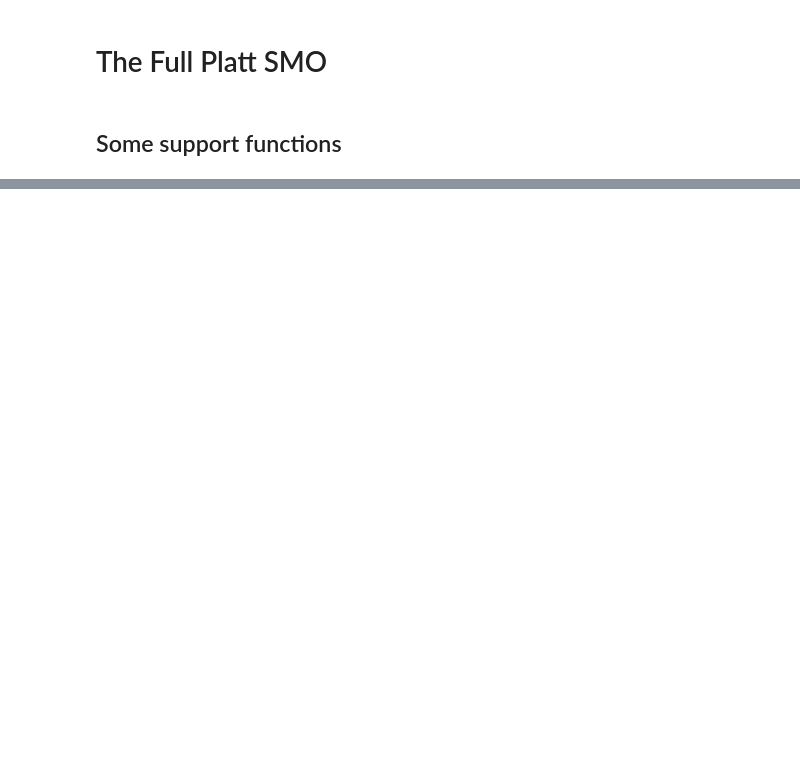
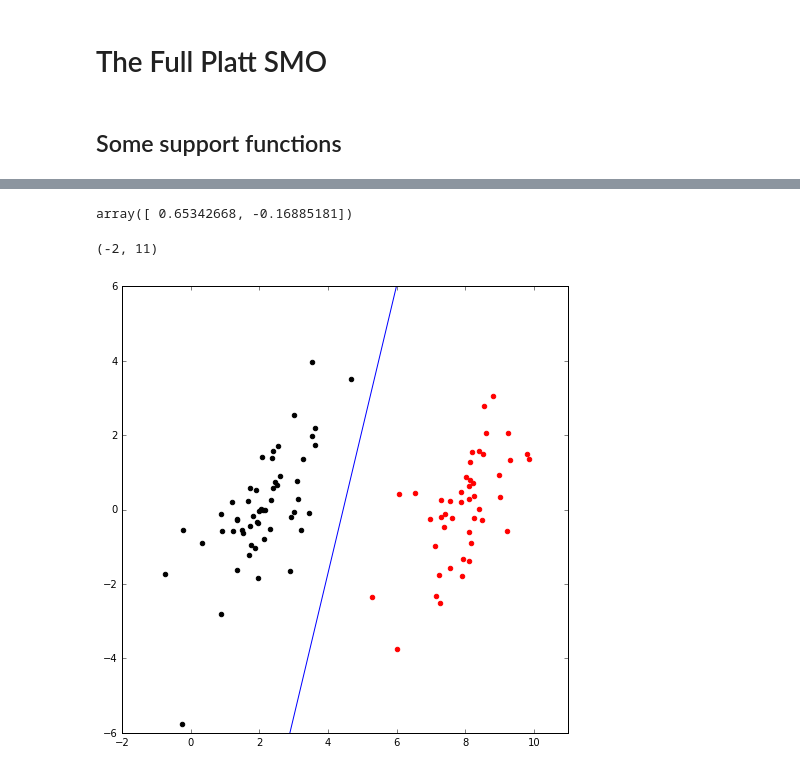
Before and after one commit to xpgeng/exercises_of_machine_learning, a Jupyter notebook: SVM/Example_of_ML_in_Action.ipynb, the cells around one changed output, grey strips where cells are left out. Cells and saved outputs as stored; diff of their text form; code cells hidden in the pictures; blank space fills up the shorter version.

```diff
--- a/SVM/Example_of_ML_in_Action.ipynb
+++ b/SVM/Example_of_ML_in_Action.ipynb
@@ -184,7 +189,7 @@ def selectJ(i, oS, Ei):
     maxDeltaE = 0
     Ej = 0
     oS.errCache[i] = [1, Ei]
-    validEcacheList = nonzero(oS.errCache[:, 0].A)[0]
+    validEcacheList = np.nonzero(oS.errCache[:, 0])[0]
     if (len(validEcacheList)) > 1:
         for k in validEcacheList:
             if k == i:
@@ -197,6 +202,7 @@ def selectJ(i, oS, Ei):
                 Ej = Ek
         return maxK, Ej
     else:
+        # This is for the first time to choose an alpha
         j = select_random(i, oS.m)
         Ej = calculateEk(oS, j)
     return j, Ej
@@ -206,0 +255,27 @@ def updateEk(oS, k):
+# %%
+def SMO(data, labels, C, toler, maxIter, kTup=('lin', 0)):
+    oS = optStruct(data, labels, C, toler)
+    iteration = 0
+    entireSet = True
+    alphaPairsChanged = 0
+    while (iteration < maxIter) and ((alphaPairsChanged > 0) or (entireSet)):
+        alphaPairsChanged = 0
+        if entireSet:
+            for i in range(oS.m):
+                alphaPairsChanged += innerLoop(i, oS)
+            print "fullset, iter: %d, i: %d, pairs changed: %d" %(iteration, i , alphaPairsChanged)
+            iteration += 1
+        else:
+            nonBoundIs = np.nonzero((oS.alphas > 0) * (oS.alphas < C))[0]
+            for i in nonBoundIs:
+                alphaPairsChanged += innerLoop(i ,oS)
+                print "non-bound, iter: %d, i: %d, pairs changed: %d" %(iteration, i , alphaPairsChanged)
+            iteration += 1
+        if entireSet:
+            entireSet = False
+        elif (alphaPairsChanged == 0):
+            entireSet = True
+        print "Iteraion number: %d" %iteration
+    return oS.b, oS.alphas
+# %%
+b, alphas = SMO(data, labels, 0.6, 0.001, 40)
@@ -206,0 +331,20 @@ def updateEk(oS, k):
+# %%
+w1 = np.dot(alphas*lables, data)
+# %%
+w1
+# %% [output]
+array([ 0.65342668, -0.16885181])
+# %%
+fig, ax = plt.subplots(figsize=(8,8))
+
+ax.scatter(df[df['y']==1].loc[: ,'x1'], df[df['y']==1].loc[: ,'x2'], color='r')
+ax.scatter(df[df['y']==-1].loc[: ,'x1'], df[df['y']==-1].loc[: ,'x2'], color='k')
+#ax.plot(x, f(x, w))
+ax.plot(x, f(x, w1))
+
+
+ax.set_ylim([-6, 6])
+ax.set_xlim([-2, 11])
+# %% [output]
+(-2, 11)
+[figure, added]
```
Also changed, not shown: parts of 15 cells of this notebook.
